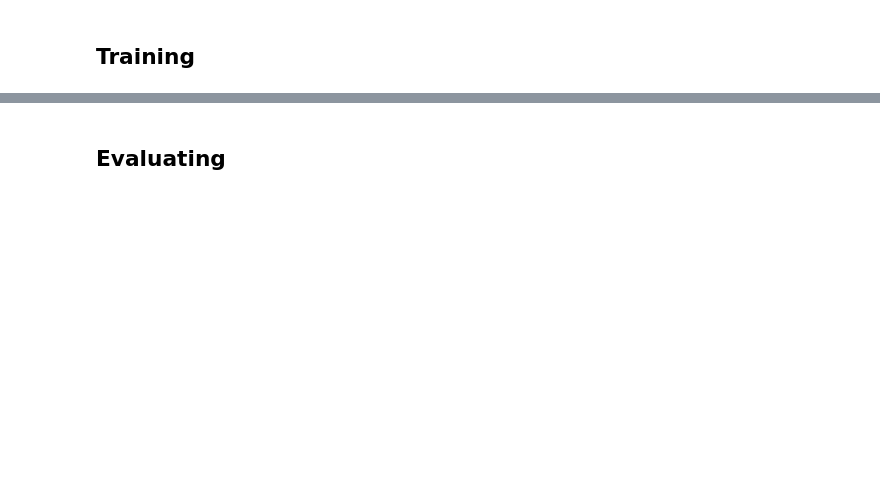
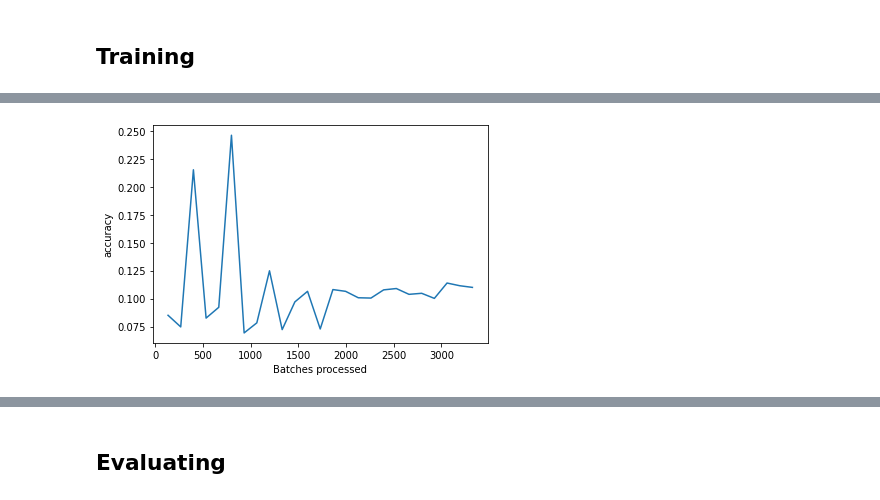
Before and after one commit to abcp4/ecg-ml-dl, a Jupyter notebook: models/FCN/FCN.ipynb, the cells around one changed output, grey strips where cells are left out. Drawn from its saved outputs; the diff is of its cells as text; code cells hidden in the pictures; blank space fills up the shorter version.

```diff
--- a/models/FCN/FCN.ipynb
+++ b/models/FCN/FCN.ipynb
@@ -222,0 +234,4 @@ learn.fit_one_cycle(5,1e-1)
+# %%
+learn.recorder.plot_metrics()
+# %% [output]
+[figure, added]
```
Also changed, not shown: parts of 7 cells of this notebook, 17 other files.
